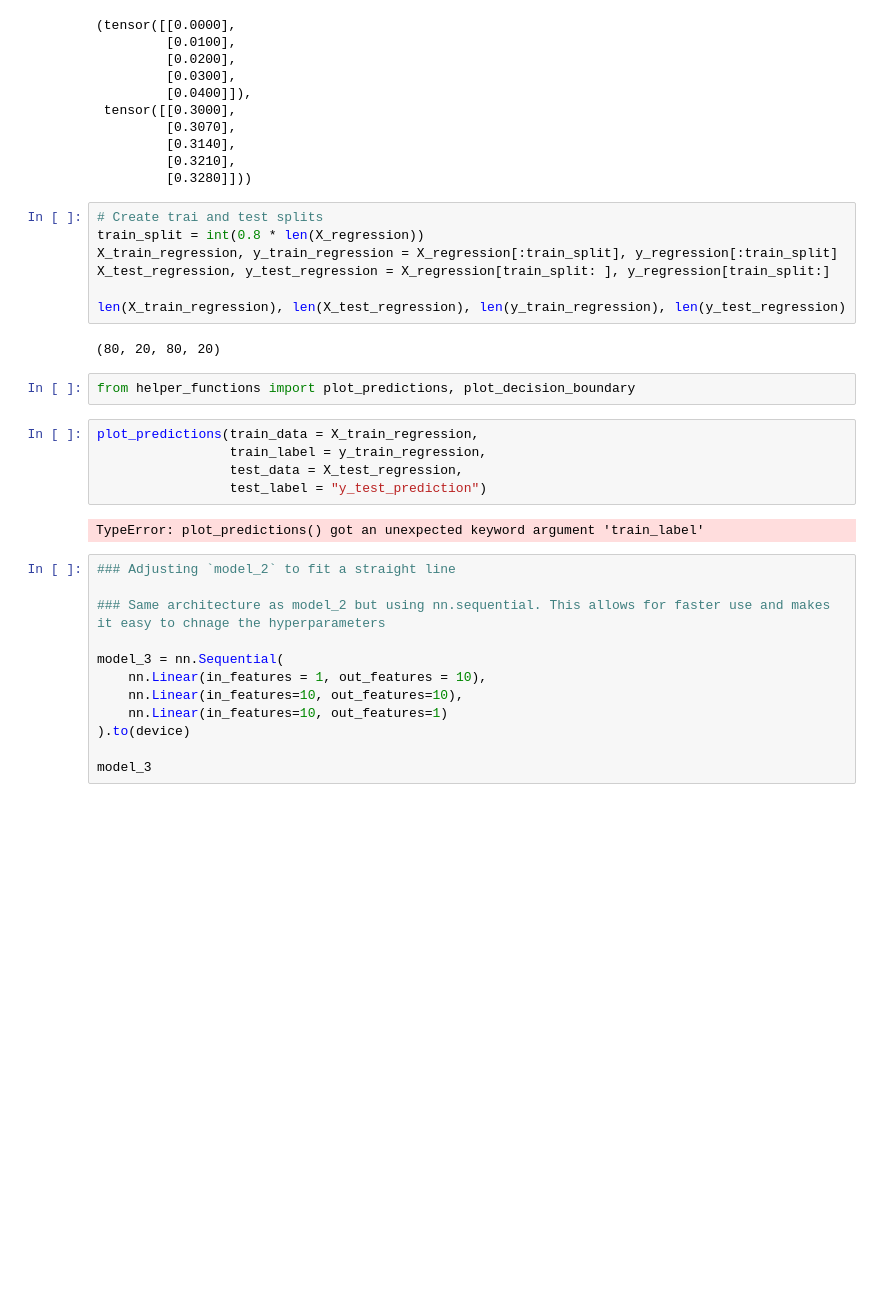
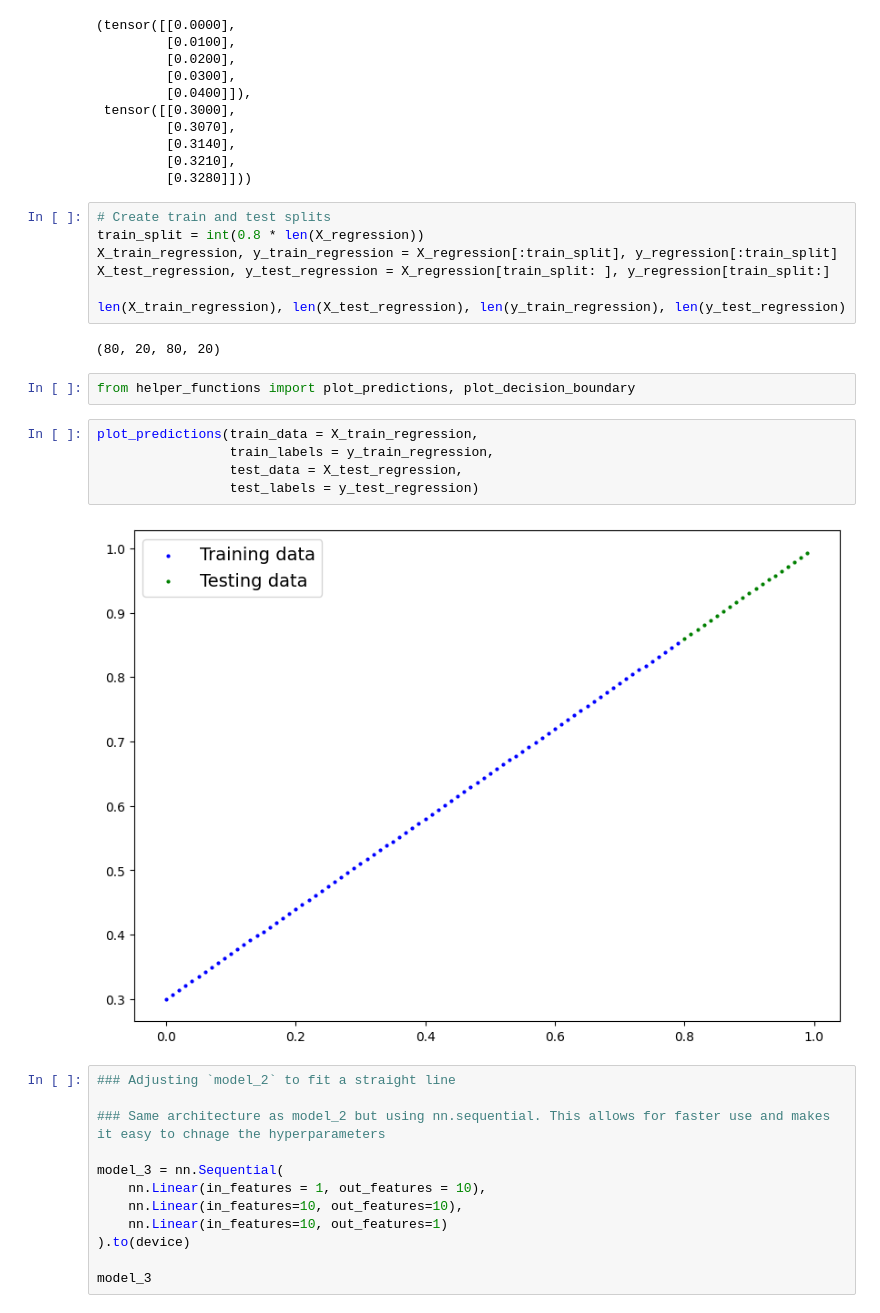
Before and after one commit to davidxml/deep-learning-engineering, a Jupyter notebook: 3_pytorch_neural_network_classification/pytorch_classficat.ipynb, the cells around one changed output. Drawn from its saved outputs; the diff is of its cells as text; blank space fills up the shorter version.

```diff
--- a/3_pytorch_neural_network_classification/pytorch_classficat.ipynb
+++ b/3_pytorch_neural_network_classification/pytorch_classficat.ipynb
@@ -695,7 +699,7 @@ X_regression[:5], y_regression[:5]
          [0.3210],
          [0.3280]]))
 # %%
-# Create trai and test splits
+# Create train and test splits
 train_split = int(0.8 * len(X_regression))
 X_train_regression, y_train_regression = X_regression[:train_split], y_regression[:train_split]
 X_test_regression, y_test_regression = X_regression[train_split: ], y_regression[train_split:]
@@ -707,11 +711,11 @@ len(X_train_regression), len(X_test_regression), len(y_train_regression), len(y_
 from helper_functions import plot_predictions, plot_decision_boundary
 # %%
 plot_predictions(train_data = X_train_regression,
-                 train_label = y_train_regression,
+                 train_labels = y_train_regression,
                  test_data = X_test_regression,
-                 test_label = "y_test_prediction")
+                 test_labels = y_test_regression)
 # %% [output]
-TypeError: plot_predictions() got an unexpected keyword argument 'train_label'
+[figure, added]
 # %%
 ### Adjusting `model_2` to fit a straight line
 
```
Also changed, not shown: parts of 7 cells of this notebook.
